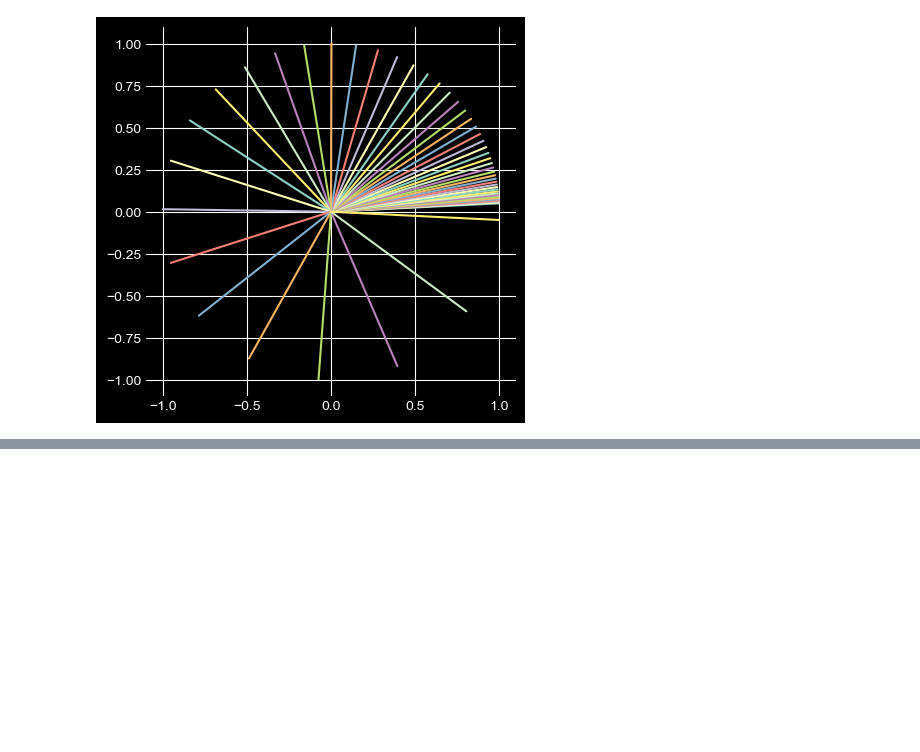
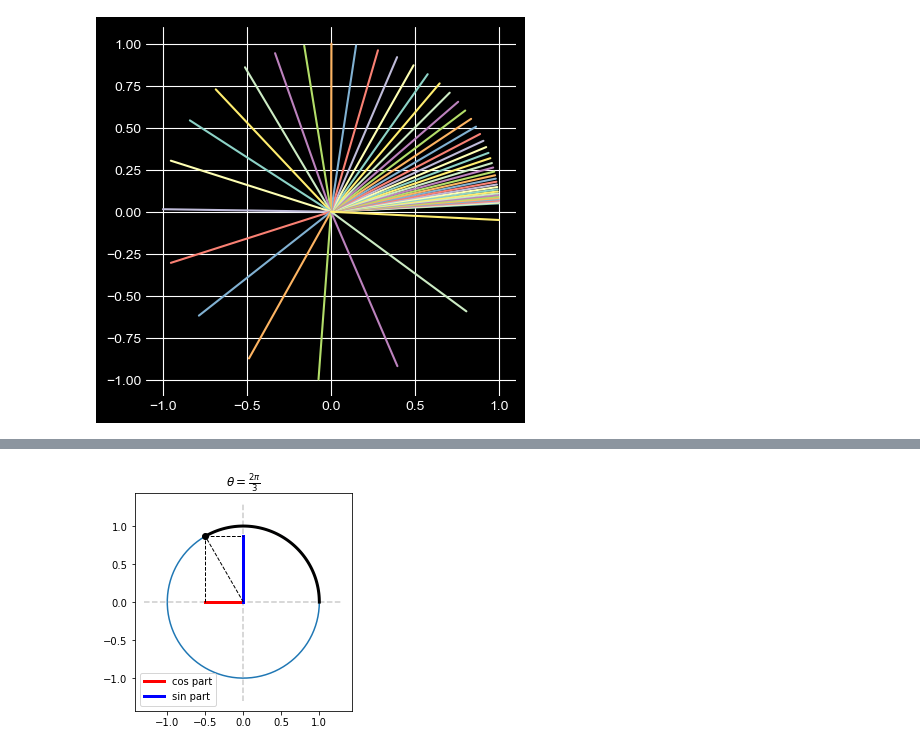
Before and after one commit to Nefari0/python-math, a Jupyter notebook: Math Collections.ipynb, the cells around one changed output, grey strips where cells are left out. Saved outputs shown, nothing was run; the diff lists cells and outputs as text; code cells hidden in the pictures; blank space fills up the shorter version.

```diff
--- a/Math Collections.ipynb
+++ b/Math Collections.ipynb
@@ -1029,0 +1054,37 @@ plt.show()
+# %%
+size = 100
+circle = np.linspace(0,2*np.pi,size)
+thsym = 2*sym.pi/3
+angle = float(thsym)
+x = np.linspace(0,angle,size)
+
+# create circle
+plt.plot(np.cos(circle),np.sin(circle))
+plt.plot([-1.3,1.3],[0,0],'--',color=[.8,.8,.8])
+plt.plot([0,0],[-1.3,1.3],'--',color=[.8,.8,.8])
+plt.axis('square')
+
+# plot the angle
+plt.plot(np.cos(angle),np.sin(angle),'ko')
+plt.plot(np.cos(x),np.sin(x),'k',linewidth=3)
+
+# plot sin/cos
+# plt.plot([0,0],[np.cos(angle),np.sin(angle)])
+plt.plot([0,np.cos(angle)],[0,0],'r-',linewidth=3,label='cos part')
+plt.plot([0,0],[0,np.sin(angle)],'b',linewidth=3,label='sin part')
+#testing
+# plt.plot([np.cos(angle),np.sin(angle)],[.5,.0],'y',linewidth=3)
+plt.plot([np.cos(angle),np.cos(angle)],[0,np.sin(angle)],'k--',\
+         linewidth=1)
+plt.plot([np.cos(angle),0],[np.sin(angle),np.sin(angle)],'k--',\
+         linewidth=1)
+plt.plot([0,np.cos(angle)],[0,np.sin(angle)],'k--',\
+        linewidth=1)
+
+# plt.title('$\\theta = $',sym.sympify(angle))
+plt.title('$\\theta = %s$' %(sym.latex(thsym)))
+# plt.xlabel('cos part')
+plt.legend()
+plt.show()
+# %% [output]
+[figure, added]
```
Also changed, not shown: parts of 11 cells of this notebook.
